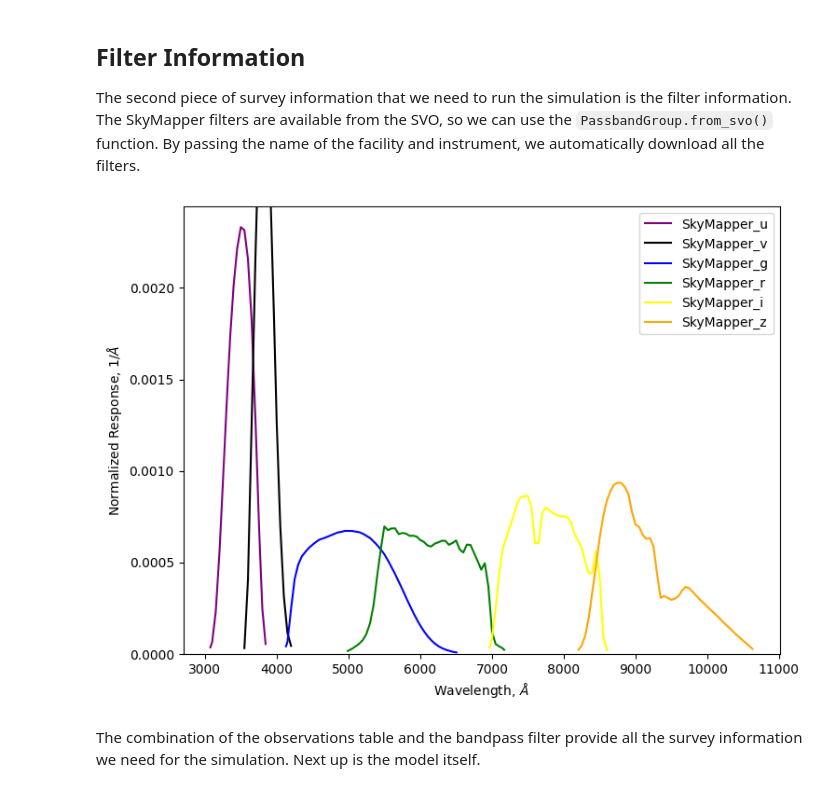
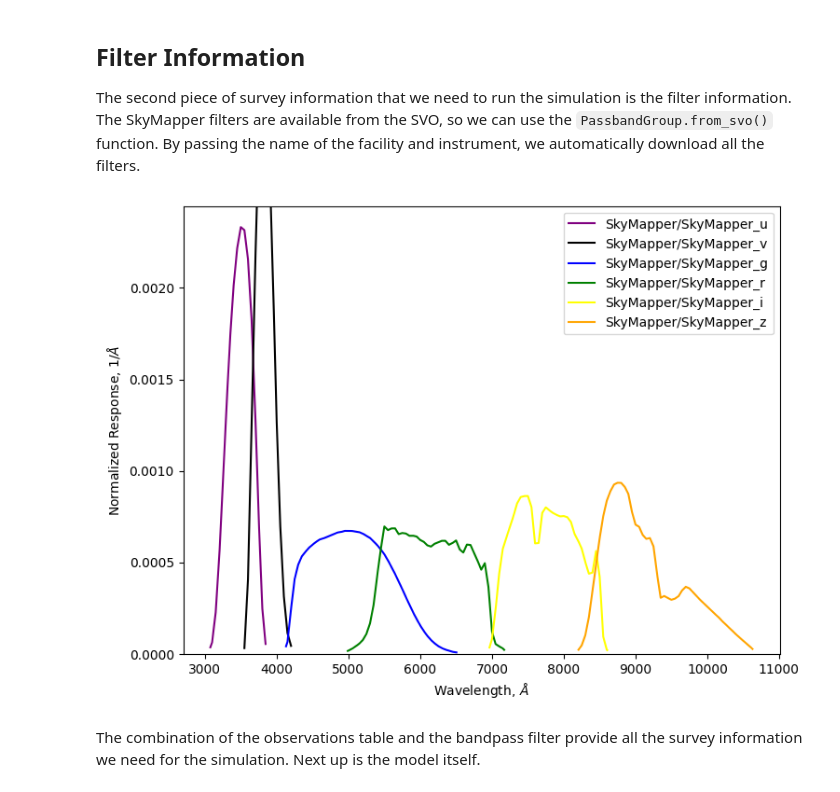
Before and after one commit to lincc-frameworks/lightcurvelynx, a Jupyter notebook: docs/notebooks/pre_executed/skymapper_example.ipynb, the cells around one changed output. Drawn from its saved outputs; the diff is of its cells as text; code cells hidden in the pictures.

```diff
--- a/docs/notebooks/pre_executed/skymapper_example.ipynb
+++ b/docs/notebooks/pre_executed/skymapper_example.ipynb
@@ -96,23 +96,10 @@ ops_data._detector_footprint.plot()
 
 The second piece of survey information that we need to run the simulation is the filter information. The SkyMapper filters are available from the SVO, so we can use the `PassbandGroup.from_svo()` function. By passing the name of the facility and instrument, we automatically download all the filters.
 # %%
-# The certificates for SVO Python access are currently messed up.
-# So we predownloaded the passbands and are loading them from disk instead of from SVO.
-# pb_group = PassbandGroup.from_svo("SkyMapper/SkyMapper")
-
-pb_list = []
-for filter_name in ["u", "v", "g", "r", "i", "z"]:
-    pb_list.append(
-        Passband.from_file(
-            "SkyMapper",
-            filter_name,
-            table_path=_LIGHTCURVELYNX_BASE_DATA_DIR / "passbands" / "SkyMapper" / f"{filter_name}.xml",
-        )
-    )
-pb_group = PassbandGroup(pb_list)
+pb_group = PassbandGroup.from_svo("SkyMapper/SkyMapper")
 pb_group.plot()
 # %% [output]
-[figure, old version]
+[figure, new version]
 # %% [markdown]
 The combination of the observations table and the bandpass filter provide all the survey information we need for the simulation. Next up is the model itself.
 # %% [markdown]
```
Also changed, not shown: parts of 6 cells of this notebook, 3 other files.
